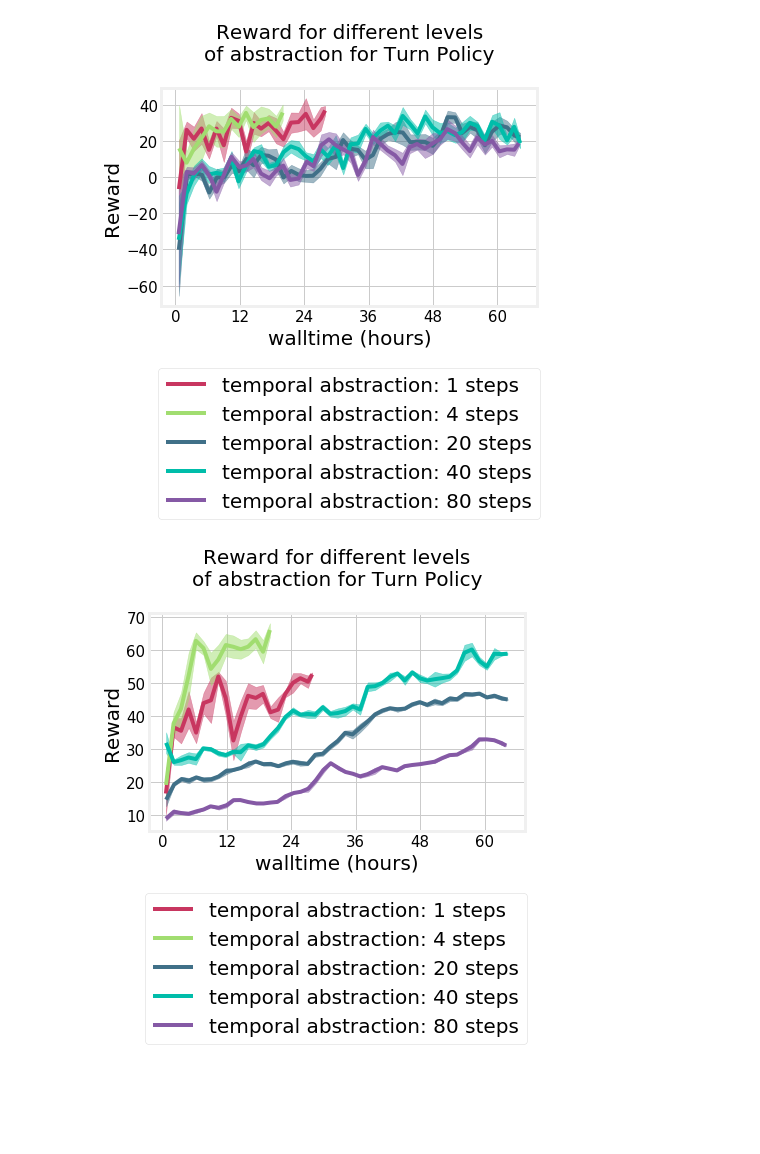
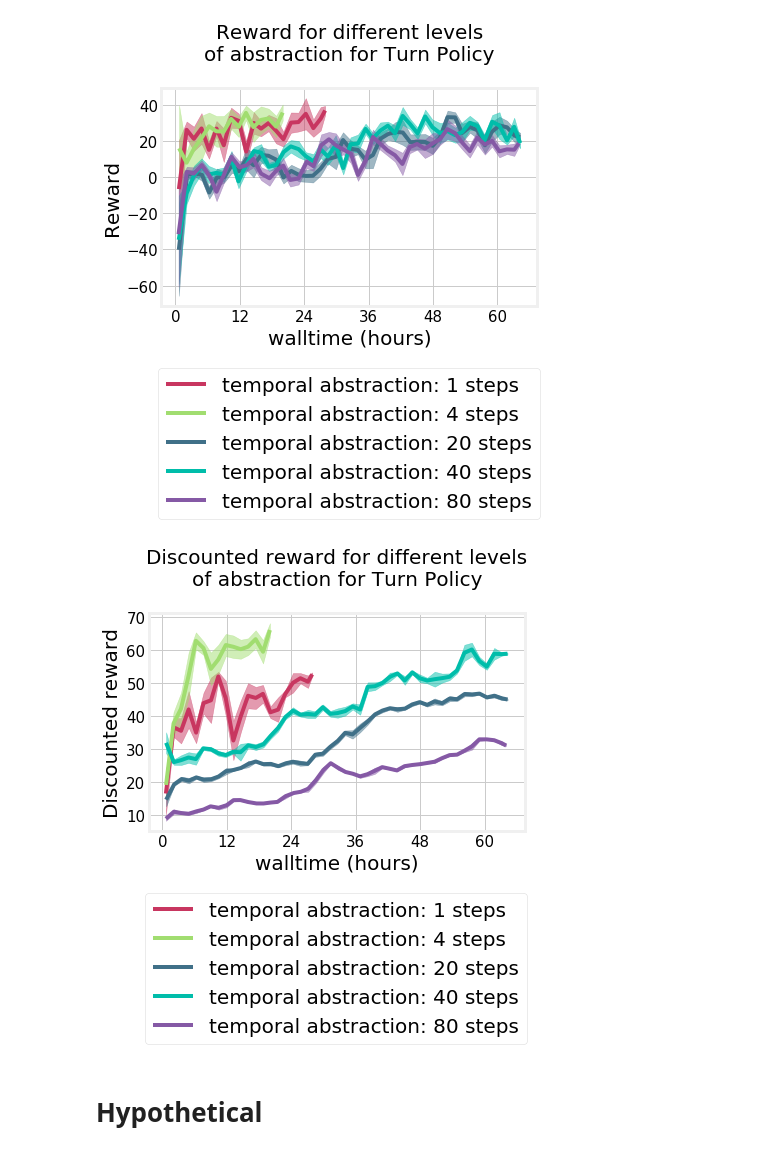
Before and after one commit to NotAnyMike/HRL, a Jupyter notebook: notebooks/Plots.ipynb, the cells around one changed output. Drawn from its saved outputs; the diff is of its cells as text; code cells hidden in the pictures; blank space fills up the shorter version.

Commit message:
updating exp.csv and plots

```diff
--- a/notebooks/Plots.ipynb
+++ b/notebooks/Plots.ipynb
@@ -1047,25 +1054,27 @@ max80_avg,max80_std,max80_idx,max80_df = avg_std_balanced(vals=max80_disc,group=
 # %%
 plt.plot(max0_idx,max0_avg,color='#c83660',label="temporal abstraction: 1 steps")
 plt.fill_between(max0_idx,max0_avg-max0_std,max0_avg+max0_std,alpha=.5,color='#c83660')
 
 plt.plot(max4_idx,max4_avg,color='#a1dd70',label="temporal abstraction: 4 steps")
 plt.fill_between(max4_idx,max4_avg-max4_std,max4_avg+max4_std,alpha=.5,color='#a1dd70')
 
 plt.plot(max20_idx,max20_avg,color='#407088',label="temporal abstraction: 20 steps")
 plt.fill_between(max20_idx,max20_avg-max20_std,max20_avg+max20_std,alpha=.5,color='#407088')
 
 plt.plot(max40_idx,max40_avg,color='#00bdaa',label="temporal abstraction: 40 steps")
 plt.fill_between(max40_idx,max40_avg-max40_std,max40_avg+max40_std,alpha=.5,color='#00bdaa')
 
 plt.plot(max80_idx,max80_avg,color='#8559a5',label="temporal abstraction: 80 steps")
 plt.fill_between(max80_idx,max80_avg-max80_std,max80_avg+max80_std,alpha=.5,color='#8559a5')
 
 
-plt.ylabel("Reward",fontsize=20)
+plt.ylabel("Discounted reward",fontsize=20)
 plt.xlabel("walltime (hours)",fontsize=20)
 plt.legend(fontsize=20,loc=[-0.01,-0.98])
 plt.xticks([i*12*3600 for i in range(6)],[i*12 for i in range(6)])
-plt.title("Reward for different levels\nof abstraction for Turn Policy\n",fontsize=20)
+plt.title("Discounted reward for different levels\nof abstraction for Turn Policy\n",fontsize=20)
 plt.savefig("plots/temporal_abstractions_discounted.pdf",bbox_inches="tight", pad_inches=0)
 # %% [output]
-[figure, old version]
+[figure, new version]
+# %% [markdown]
+# Hypothetical
```
Also changed, not shown: parts of 6 cells of this notebook, 4 other files.
